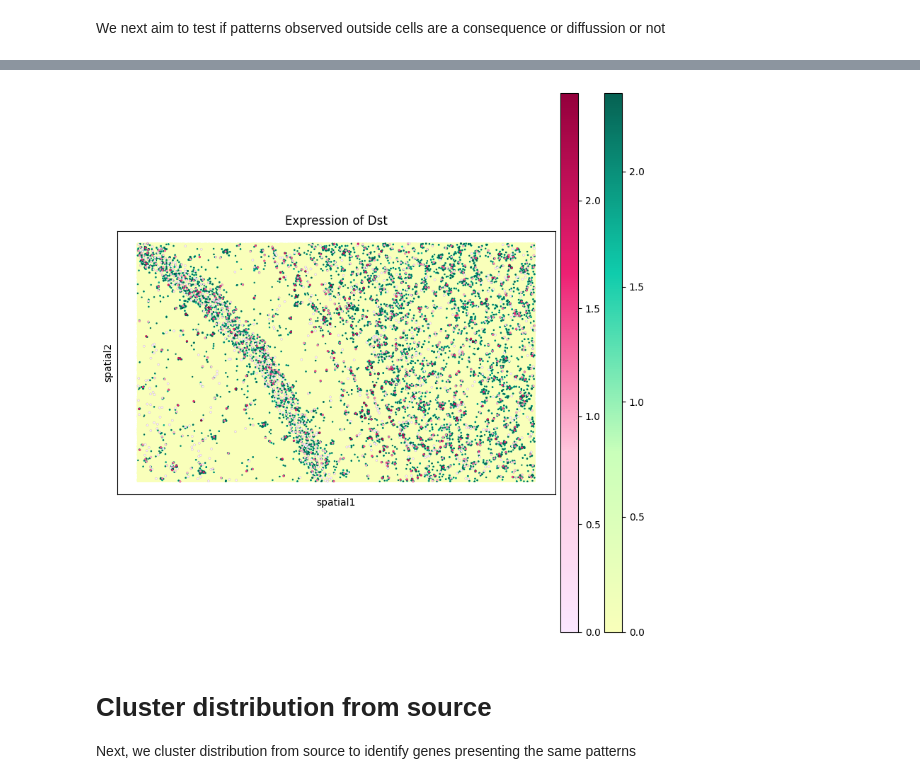
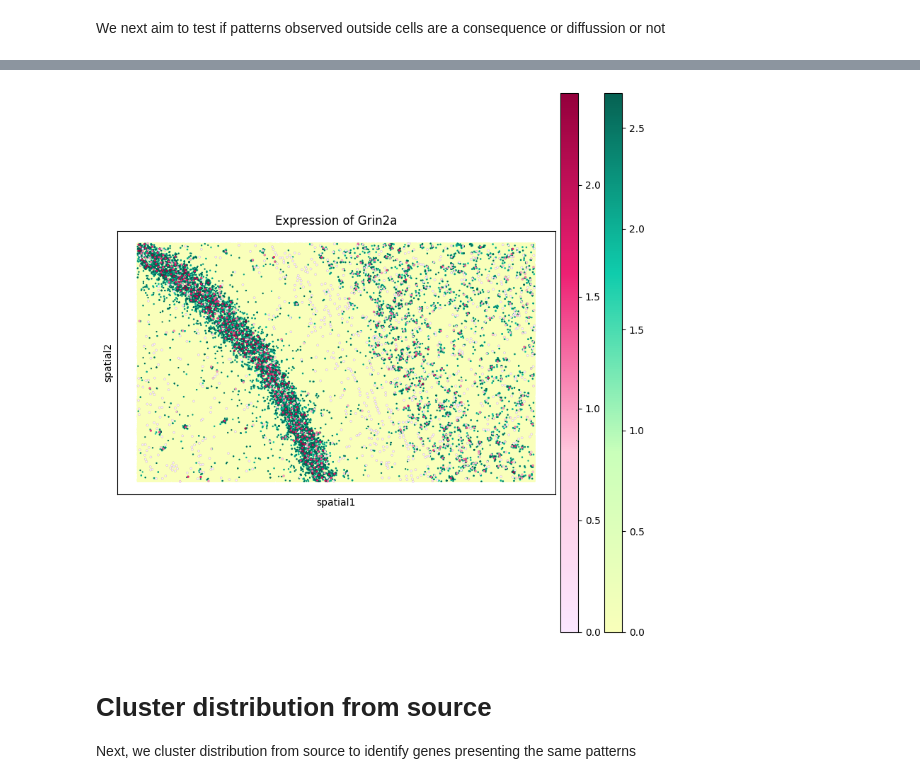
Before and after one commit to theislab/troutpy, a Jupyter notebook: notebooks/spatialdata_tutorials/4_quantify_exRNA.ipynb, the cells around one changed output, grey strips where cells are left out. Cells and saved outputs as stored; diff of their text form; code cells hidden in the pictures.

```diff
--- a/notebooks/spatialdata_tutorials/4_quantify_exRNA.ipynb
+++ b/notebooks/spatialdata_tutorials/4_quantify_exRNA.ipynb
@@ -127,7 +172,7 @@ troutpy.pl.diffusion_results(sdata, y_col='-log_ks_pval',y_logscale=True)
 # %%
-troutpy.pl.spatial_inout_expression(sdata,'Dst',spot_size_cells=6,spot_size_extra=4)
+troutpy.pl.spatial_inout_expression(sdata,'Grin2a',spot_size_cells=6,spot_size_extra=4)
 # %% [output]
-[figure, old version]
+[figure, new version]
 # %% [markdown]
 # Cluster distribution from source
 Next, we cluster distribution from source to identify genes presenting the same patterns
```
Also changed, not shown: parts of 27 cells of this notebook, 24 other files.
